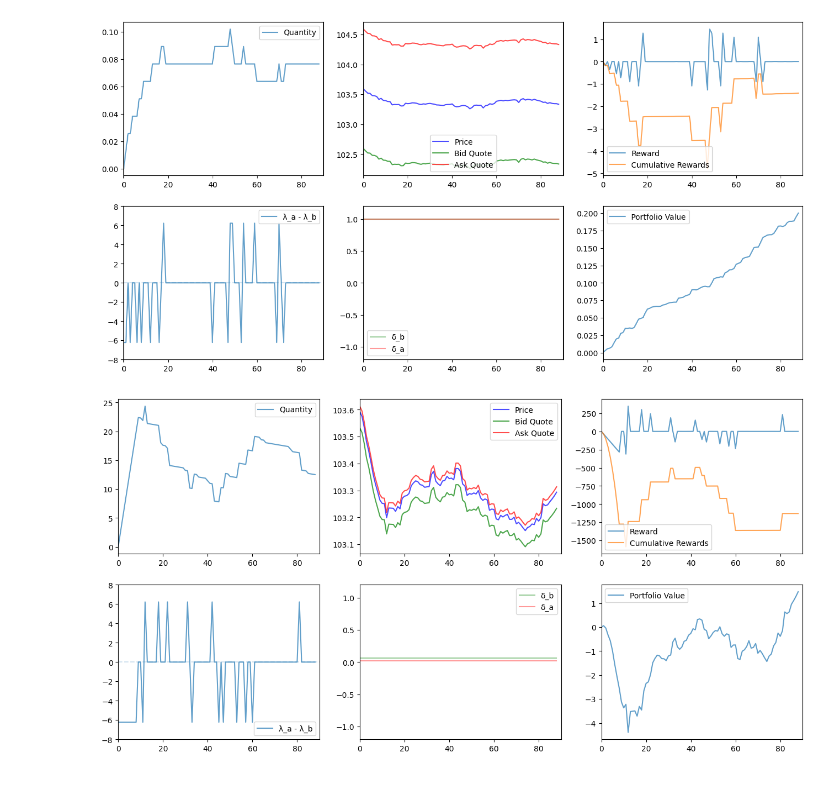
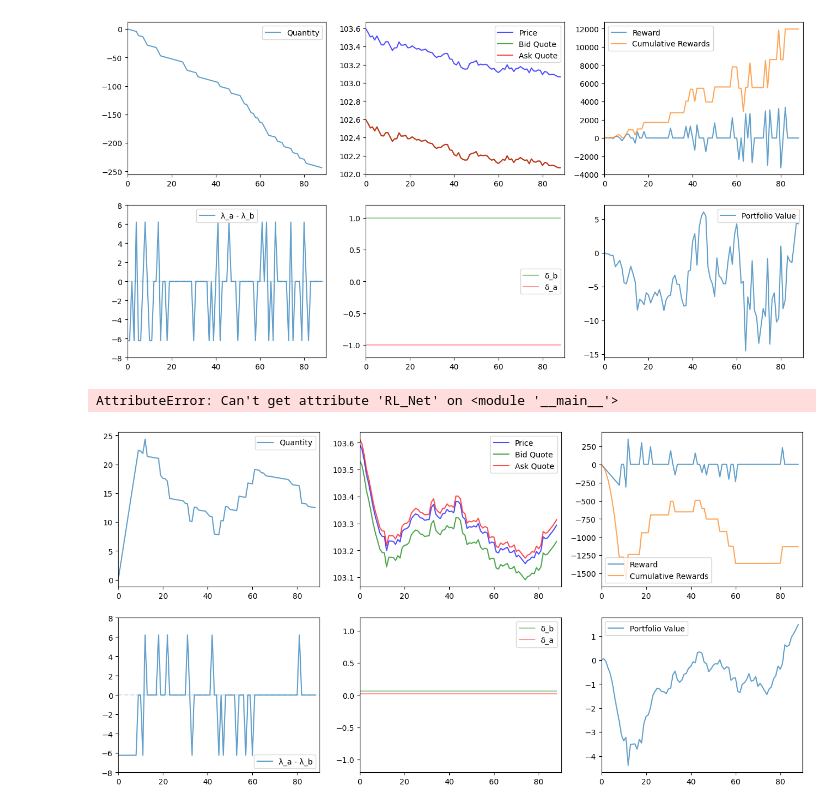
Before and after one commit to alfatti/AI4MarketMaking, a Jupyter notebook: rl/visualize.ipynb, the cells around one changed output. Saved outputs shown, nothing was run; the diff lists cells and outputs as text; code cells hidden in the pictures.

Commit message:
Adds deepSOC code and re-runs models

```diff
--- a/rl/visualize.ipynb
+++ b/rl/visualize.ipynb
@@ -3,13 +5,30 @@ from stable_baselines3 import A2C, DDPG, PPO, SAC, TD3
 from src.eval import visualize_simulation
 from src.callback import env_callback
 # %%
-# model = PPO.load("models/PPO_2000000_steps")
-model = A2C.load("models/A2C_80000_steps")
-# model = DDPG.load("models/DDPG_8000_steps")
+# model = A2C.load("models/A2C_80000_steps")
+model = DDPG.load("models/DDPG_560000_steps")
+# model = PPO.load("models/PPO_480000_steps")
 
 visualize_simulation(env_callback(), model, sleep=0.01)
 # %% [output]
-[figure, old version]
+[figure, new version]
+# %%
+class DeepSOCModel:
+    def __init__(self) -> None:
+        with open("deepSOC-ask-models.pkl", "rb") as f:
+            self.ask_models = pickle.load(f)
+
+        with open("deepSOC-bid-models.pkl", "rb") as f:
+            self.bid_models = pickle.load(f)
+
+    def predict(self, state):
+        print(state)
+        return [0.06, 0.06], None
+
+
+visualize_simulation(env_callback(), DeepSOCModel(), sleep=0.01, clear=False)
+# %% [output]
+AttributeError: Can't get attribute 'RL_Net' on <module '__main__'>
 # %%
 class FixedModel:
     def predict(self, _, deterministic=True):
```
Also changed, not shown: parts of 1 cell of this notebook, 6 other files.
